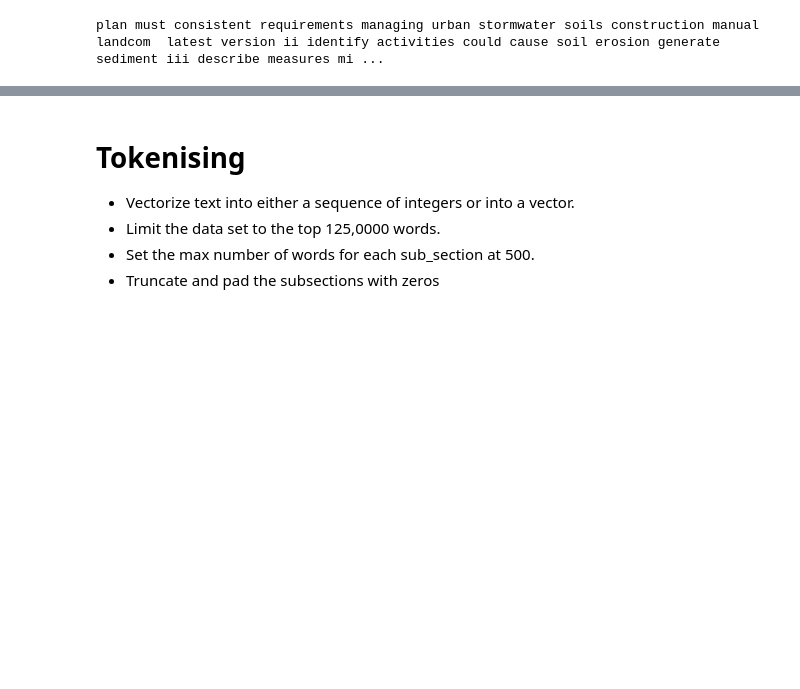
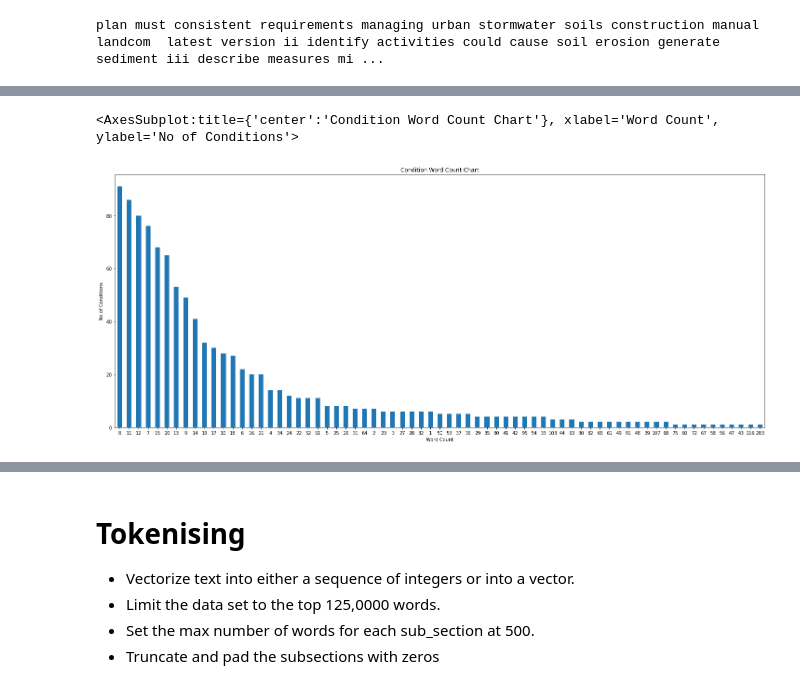
Before and after one commit to wpl123/enforceability_classifier, a Jupyter notebook: model/enforceability_model.ipynb, the cells around one changed output, grey strips where cells are left out. Cells and saved outputs as stored; diff of their text form; code cells hidden in the pictures; blank space fills up the shorter version.

```diff
--- a/model/enforceability_model.ipynb
+++ b/model/enforceability_model.ipynb
@@ -197,0 +218,19 @@ plan must consistent requirements managing urban stormwater soils construction m
+# %%
+
+#count no of words in the sub_section string and in the total in the all the conditions
+def word_count(text):
+
+    return(len(text.strip().split(" ")))
+
+
+tot_word = 0
+word_no = []
+for i in range(len(df)):
+
+    word_no.append(word_count(str(df.iloc[i,0])))
+    tot_word = tot_word + (word_count(str(df.iloc[i,0])))
+
+df_word = pd.DataFrame(data=word_no,index=None)
+
+print(f"Total words: {tot_word}")
+df_word.describe()
@@ -197,0 +248,5 @@ plan must consistent requirements managing urban stormwater soils construction m
+# %%
+df_word[0].value_counts().plot.bar(rot=0,title='Condition Word Count Chart',xlabel='Word Count',ylabel='No of Conditions',figsize=(25,10))
+# %% [output]
+<AxesSubplot:title={'center':'Condition Word Count Chart'}, xlabel='Word Count', ylabel='No of Conditions'>
+[figure, added]
```
Also changed, not shown: parts of 22 cells of this notebook, 29 other files.
